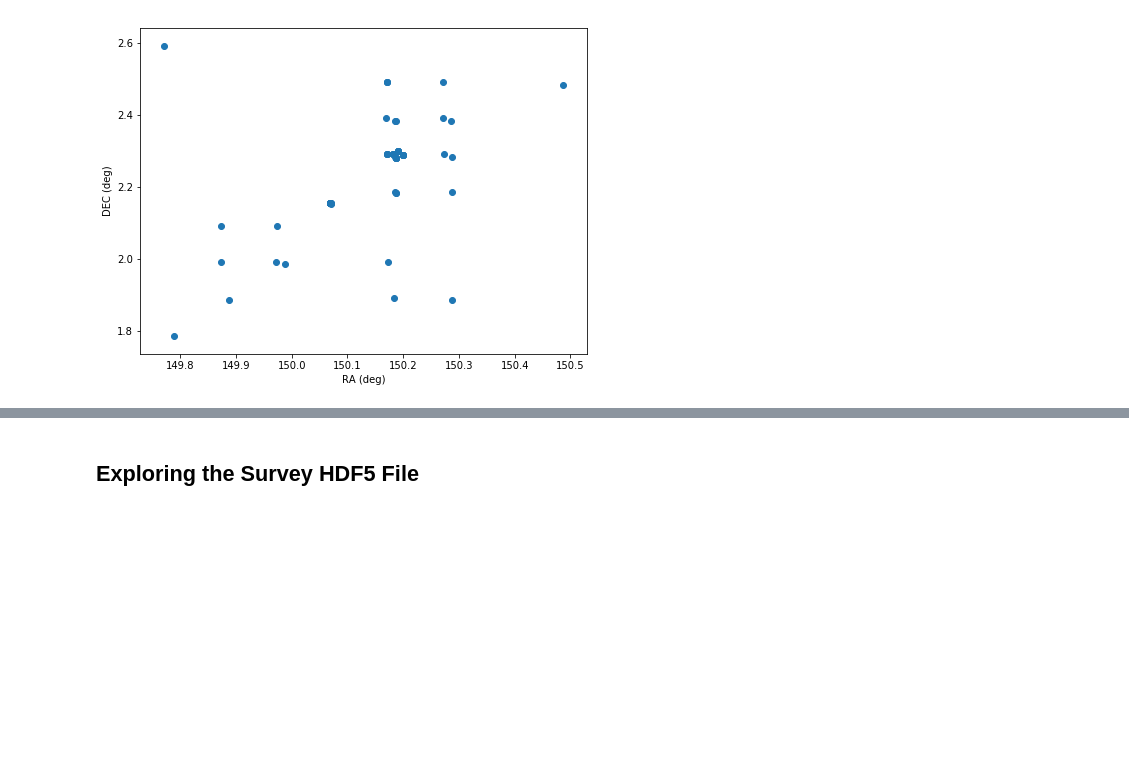
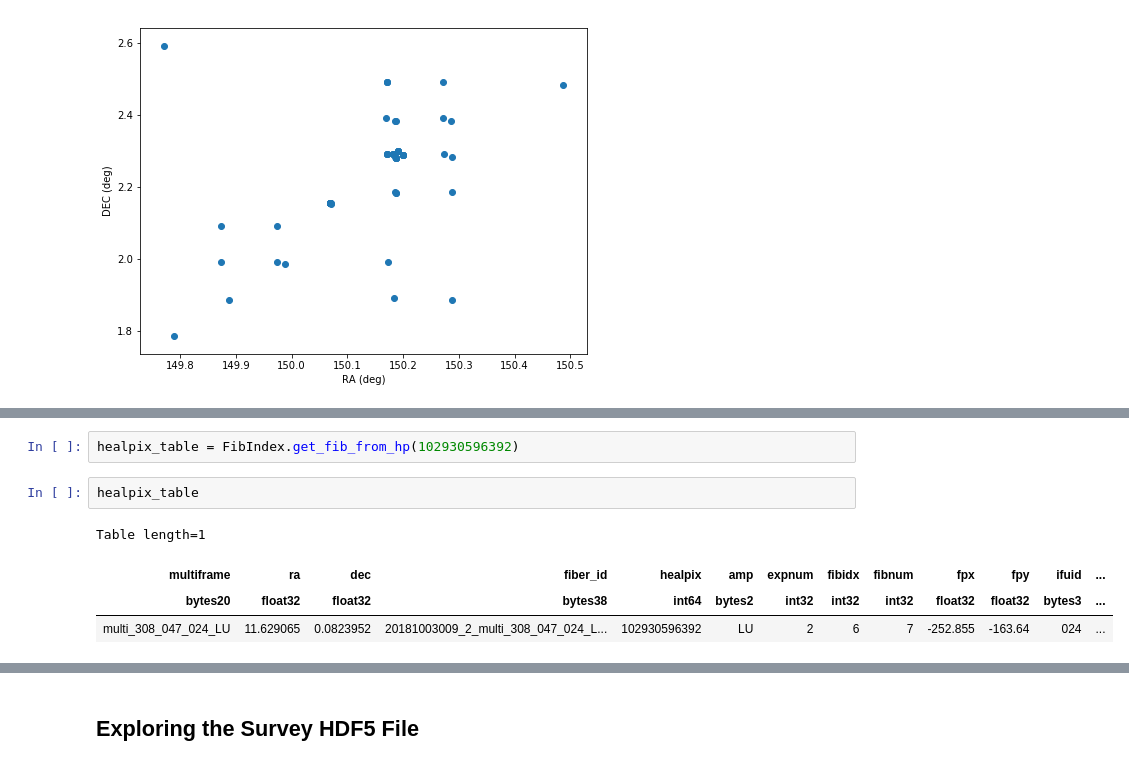
Before and after one commit to HETDEX/hetdex_api, a Jupyter notebook: notebooks/01-Accessing_the_Survey_Class.ipynb, the cells around one changed output, grey strips where cells are left out. Saved outputs shown, nothing was run; the diff lists cells and outputs as text; blank space fills up the shorter version.

```diff
--- a/notebooks/01-Accessing_the_Survey_Class.ipynb
+++ b/notebooks/01-Accessing_the_Survey_Class.ipynb
@@ -138,0 +175,9 @@ plt.show()
+# %%
+healpix_table = FibIndex.get_fib_from_hp(102930596392)
+# %%
+healpix_table
+# %% [output]
+Table length=1
+| multiframe | ra | dec | fiber_id | healpix | amp | expnum | fibidx | fibnum | fpx | fpy | ifuid | ... |
+| bytes20 | float32 | float32 | bytes38 | int64 | bytes2 | int32 | int32 | int32 | float32 | float32 | bytes3 | ... |
+| multi_308_047_024_LU | 11.629065 | 0.0823952 | 20181003009_2_multi_308_047_024_L... | 102930596392 | LU | 2 | 6 | 7 | -252.855 | -163.64 | 024 | ... |
```
Also changed, not shown: parts of 25 cells of this notebook.
